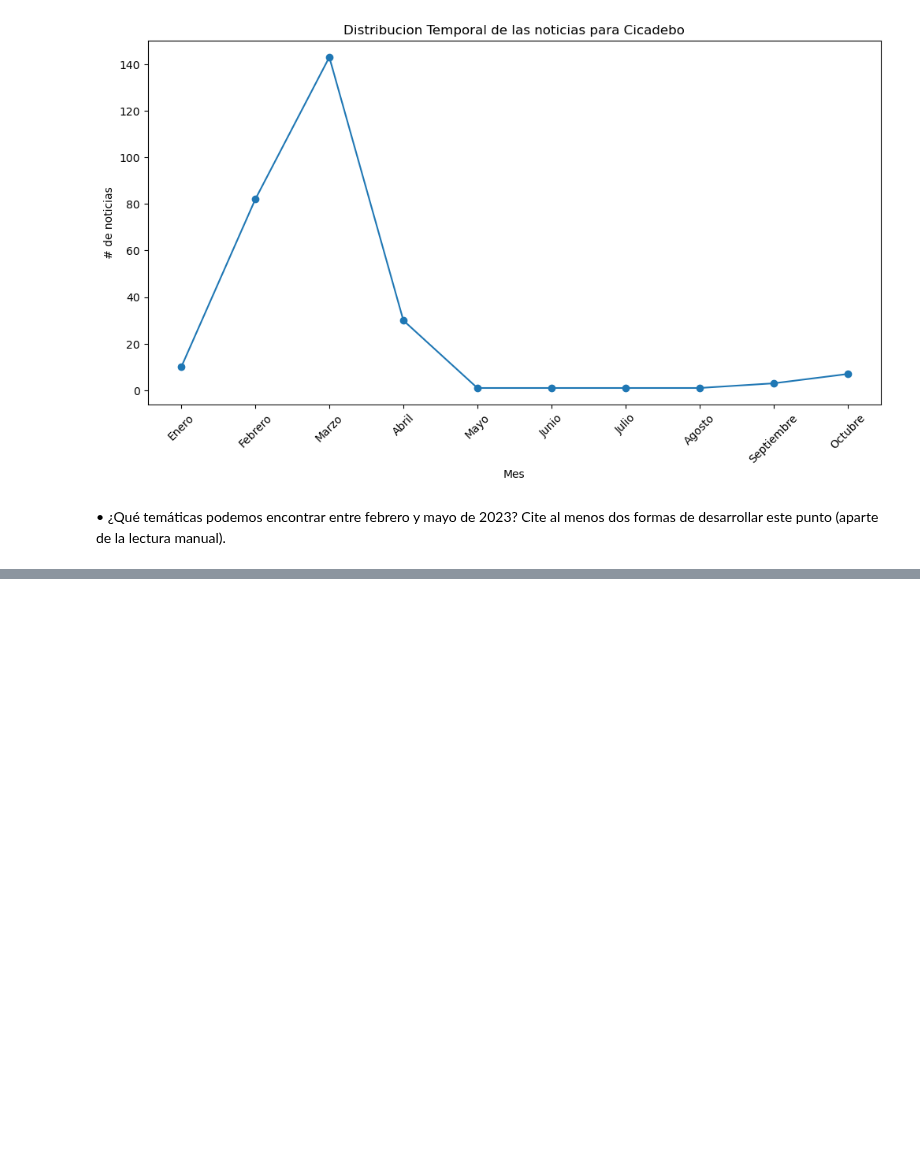
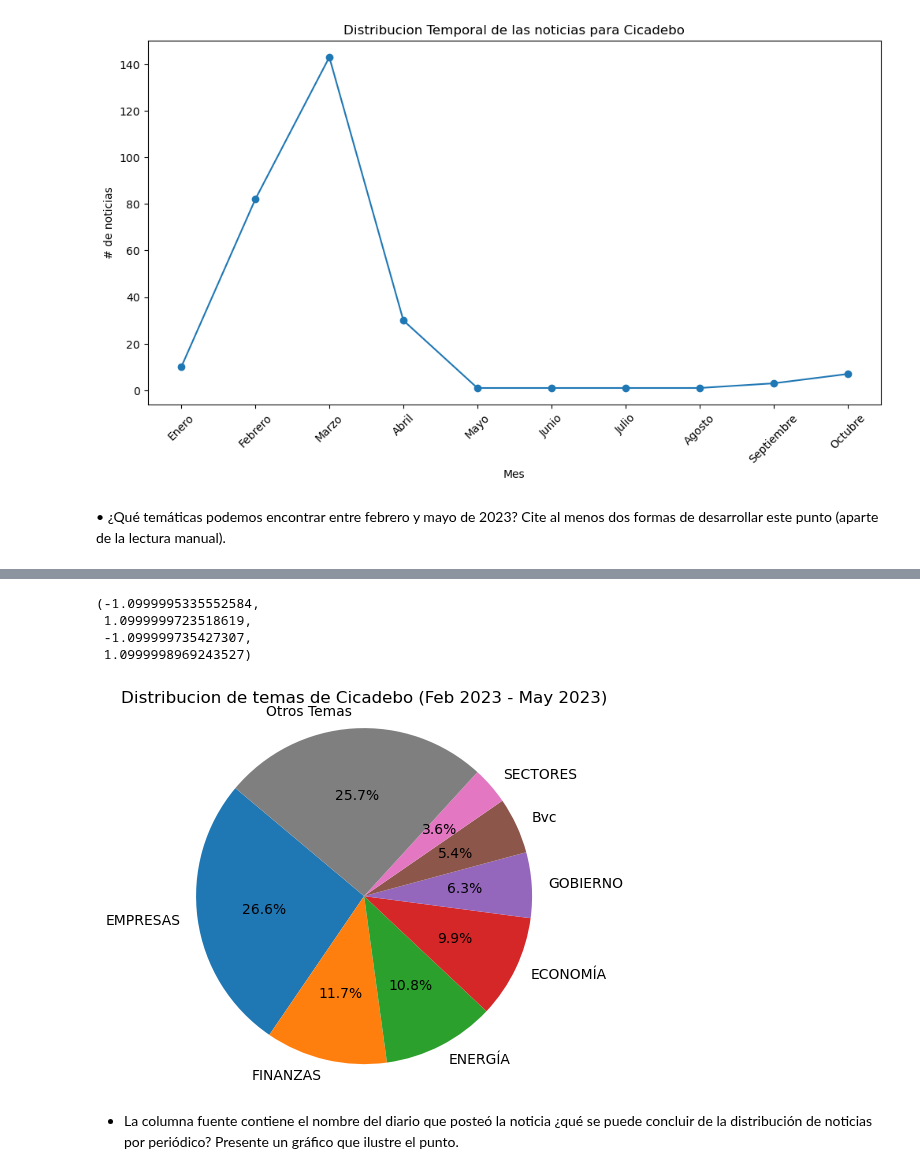
Before and after one commit to 0Ellias0/accenture_study_case, a Jupyter notebook: solution.ipynb, the cells around one changed output, grey strips where cells are left out. Drawn from its saved outputs; the diff is of its cells as text; code cells hidden in the pictures; blank space fills up the shorter version.

```diff
--- a/solution.ipynb
+++ b/solution.ipynb
@@ -100,11 +0,0 @@ array(['Nación', 'Bolsa', 'Gobierno De Gustavo Petro', 'Bvc', 'Santander',
-# %%
-# Ver el numero de noticias con el tema "tecnologia"
-
-
-tec_words = ['Tecnología','TECNOLOGÍA']
-
-count = df['Tema'].value_counts().loc[tec_words]
-
-count
-
-# Son muy pocas, toca hacer un analisis mas profundo de las columnas resumen, titulo y contenido buscando palabras claves
@@ -231,0 +269,14 @@ de la lectura manual).
+# %%
+
+
+# Combinar los temas con menor frecuencia en un solo tema global "Otros Temas"
+combined_count = sum(count for label, count in temas.items() if label >= 'INFRAESTRUCTURA')
+
+
+# seleccionar los temas con menor frecuencia para eliminarlos del dicionario original
+keys_to_remove = list(temas.keys())[7:]
+
+for key in keys_to_remove:
+    del temas[key]
+
+print(temas)
@@ -231,0 +293,5 @@ de la lectura manual).
+# %%
+# Agregamos el conteo de los temas con menor frecuencia
+
+temas['Otros Temas'] = combined_count
+print(temas)
@@ -231,0 +309,21 @@ de la lectura manual).
+# %%
+# Mostrar Pie Chart para reflejar el porcentaje de los temas en relacion al total de temas durante el periodo (Feb 2023 - May 2023)
+
+labels, recuento = zip(*temas.items())
+
+plt.pie(recuento, labels=labels,autopct='%1.1f%%', startangle=140)
+plt.title('Distribucion de temas de Cicadebo (Feb 2023 - May 2023)')
+plt.axis('equal')
+
+
+# Estos son los temas mas hablados en las noticias realizadas ha Cicadebo [Empresas, Finanzas, Energia, Economia, Gobierno, Bvc y Sectores]
+# Estas 8 representar el 75% de las noticias publicadas entre Feb - May 2023
+# %% [output]
+(-1.0999995335552584,
+ 1.0999999723518619,
+ -1.099999735427307,
+ 1.0999998969243527)
+[figure, added]
+# %% [markdown]
+- La columna fuente contiene el nombre del diario que posteó la noticia ¿qué se puede concluir de la distribución de noticias por periódico?
+Presente un gráfico que ilustre el punto.
```
Also changed, not shown: parts of 56 cells of this notebook, 2 other files.
